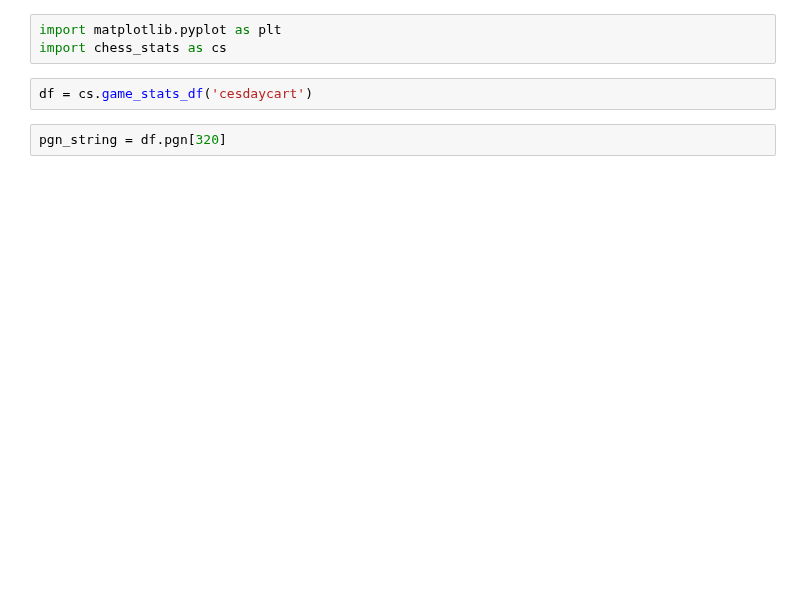
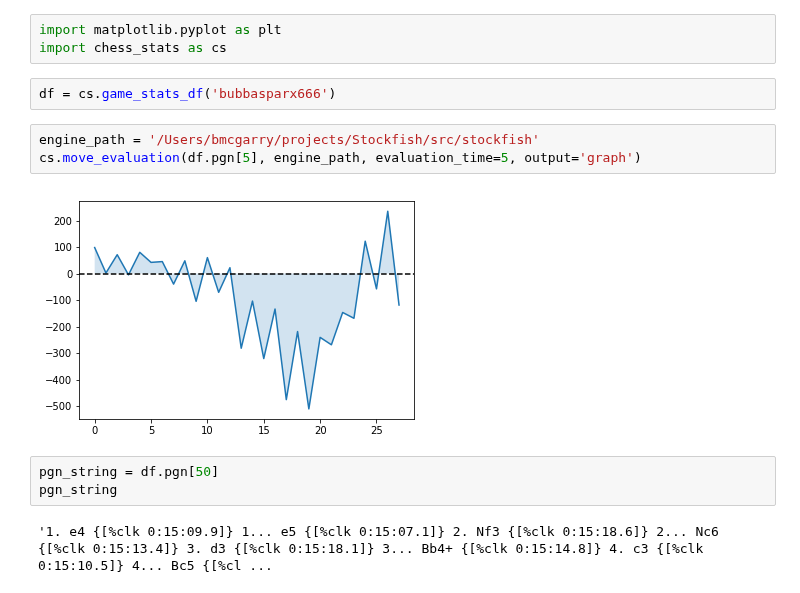
Before and after one commit to Bmcgarry194/ChessStyle, a Jupyter notebook: src/piece_count_graphs.ipynb, the cells around one changed output. Saved outputs shown, nothing was run; the diff lists cells and outputs as text; blank space fills up the shorter version.

```diff
--- a/src/piece_count_graphs.ipynb
+++ b/src/piece_count_graphs.ipynb
@@ -2,9 +2,17 @@
 import matplotlib.pyplot as plt
 import chess_stats as cs
 # %%
-df = cs.game_stats_df('cesdaycart')
+df = cs.game_stats_df('bubbasparx666')
+# %%
+engine_path = '/Users/bmcgarry/projects/Stockfish/src/stockfish'
+cs.move_evaluation(df.pgn[5], engine_path, evaluation_time=5, output='graph')
+# %% [output]
+[figure, added]
 # %%
-pgn_string = df.pgn[320]
+pgn_string = df.pgn[50]
+pgn_string
+# %% [output]
+'1. e4 {[%clk 0:15:09.9]} 1... e5 {[%clk 0:15:07.1]} 2. Nf3 {[%clk 0:15:18.6]} 2... Nc6 {[%clk 0:15:13.4]} 3. d3 {[%clk 0:15:18.1]} 3... Bb4+ {[%clk 0:15:14.8]} 4. c3 {[%clk 0:15:10.5]} 4... Bc5 {[%cl ...
 # %%
 diff_score = cs.piece_count(pgn_string)[0]
 fig, ax = plt.subplots()
```
Also changed, not shown: parts of 4 cells of this notebook, 3 other files.
